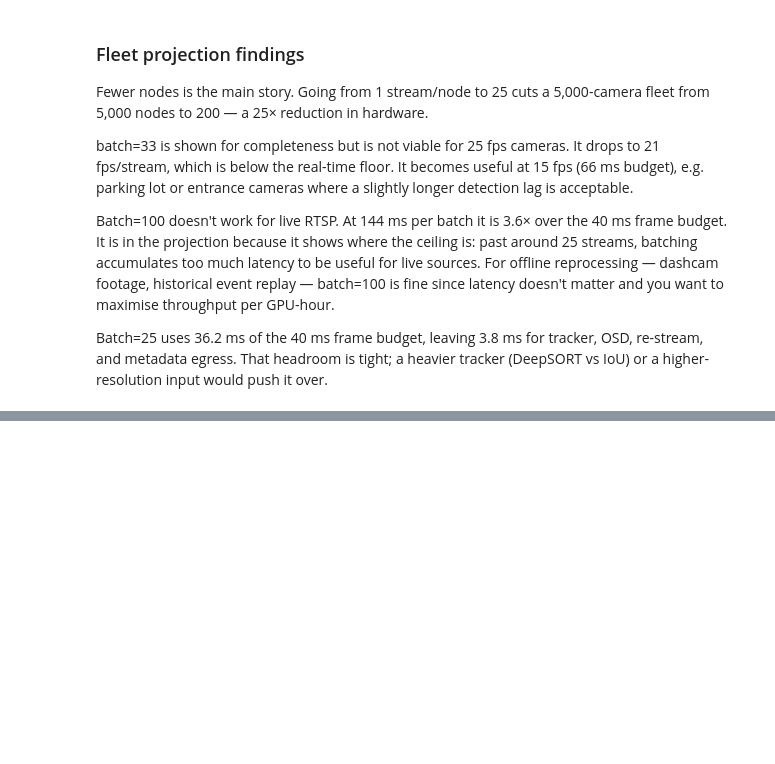
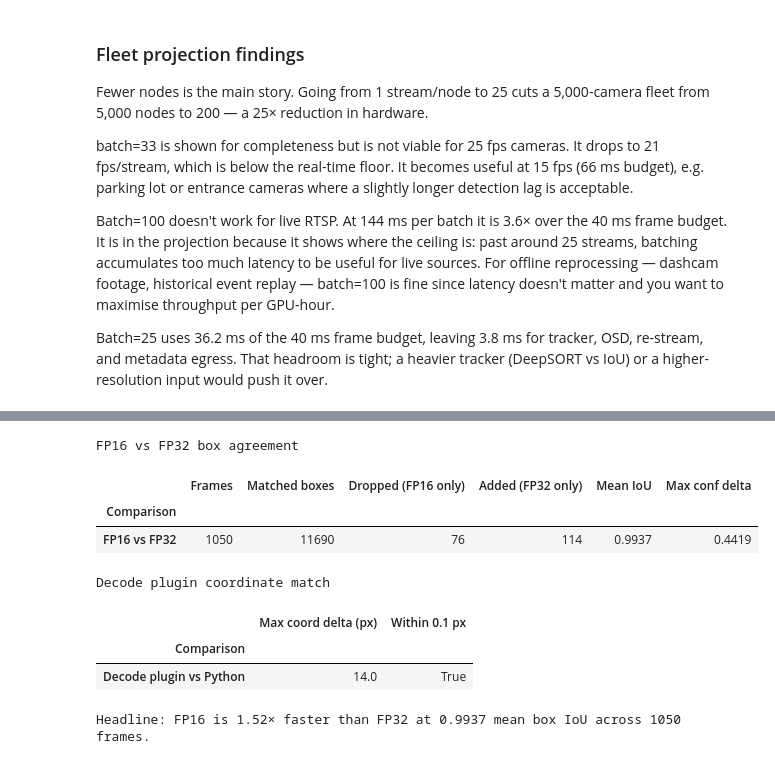
Before and after one commit to Dexter-Fernandes/deepstream-rtsp-pipeline, a Jupyter notebook: metrics/decode_comparison.ipynb, the cells around one changed output, grey strips where cells are left out. Cells and saved outputs as stored; diff of their text form; code cells hidden in the pictures; blank space fills up the shorter version.

Commit message:
feat(metrics): M2.7.1 accuracy validation — FP16 vs FP32 IoU, decode plugin coord check

```diff
--- a/metrics/decode_comparison.ipynb
+++ b/metrics/decode_comparison.ipynb
@@ -465,0 +474,65 @@ Batch=25 uses 36.2 ms of the 40 ms frame budget, leaving 3.8 ms for tracker, OSD
+# %%
+try:
+    acc = load("accuracy")
+except FileNotFoundError:
+    acc = None
+    print(
+        "accuracy.json not found.\n"
+        "Run inside the container:\n"
+        "  python3 metrics/validate_accuracy.py \\\n"
+        "      --seq-dir /media/dexter/PortableSSD/Datasets/MOT17/train/MOT17-04-SDP/img1 \\\n"
+        "      --fp32-engine models/engines/yolo26n_fp32_b3.engine \\\n"
+        "      --fp16-engine models/engines/yolo26n_fp16_b3.engine \\\n"
+        "      --decode-engine models/engines/yolo26n_fp16_b3_decode.engine \\\n"
+        "      --plugin-lib /opt/ds_plugins/libyolo26_decode.so \\\n"
+        "      --n-frames 50 \\\n"
+        "      --save-json metrics/results/accuracy.json"
+    )
+
+if acc is not None:
+    n = acc["n_frames"]
+    fp = acc["fp16_vs_fp32"]
+
+    acc_rows = [
+        {
+            "Comparison": "FP16 vs FP32",
+            "Frames": n,
+            "Matched boxes": fp["n_matched"],
+            "Dropped (FP16 only)": fp["n_dropped"],
+            "Added (FP32 only)": fp["n_added"],
+            "Mean IoU": round(fp["mean_iou"], 4),
+            "Max conf delta": round(fp["max_conf_delta"], 4),
+        }
+    ]
+
+    adf = pd.DataFrame(acc_rows).set_index("Comparison")
+    print("FP16 vs FP32 box agreement")
+    display(adf)
+
+    if "decode_vs_python" in acc:
+        dec = acc["decode_vs_python"]
+        dec_rows = [
+            {
+                "Comparison": "Decode plugin vs Python",
+                "Max coord delta (px)": dec["max_coord_delta_px"],
+                "Within 0.1 px": dec["within_epsilon"],
+            }
+        ]
+        print("\nDecode plugin coordinate match")
+        display(pd.DataFrame(dec_rows).set_index("Comparison"))
+
+    speedup = fp32["wall_ms"] / fp16["wall_ms"]
+    print(
+        f"\nHeadline: FP16 is {speedup:.2f}× faster than FP32 "
+        f"at {fp['mean_iou']:.4f} mean box IoU across {n} frames."
+    )
+# %% [output]
+FP16 vs FP32 box agreement
+|  | Frames | Matched boxes | Dropped (FP16 only) | Added (FP32 only) | Mean IoU | Max conf delta |
+| Comparison |  |  |  |  |  |  |
+| FP16 vs FP32 | 1050 | 11690 | 76 | 114 | 0.9937 | 0.4419 |
+Decode plugin coordinate match
+|  | Max coord delta (px) | Within 0.1 px |
+| Comparison |  |  |
+| Decode plugin vs Python | 14.0 | True |
+Headline: FP16 is 1.52× faster than FP32 at 0.9937 mean box IoU across 1050 frames.
```
Also changed, not shown: parts of 3 cells of this notebook, 5 other files.
